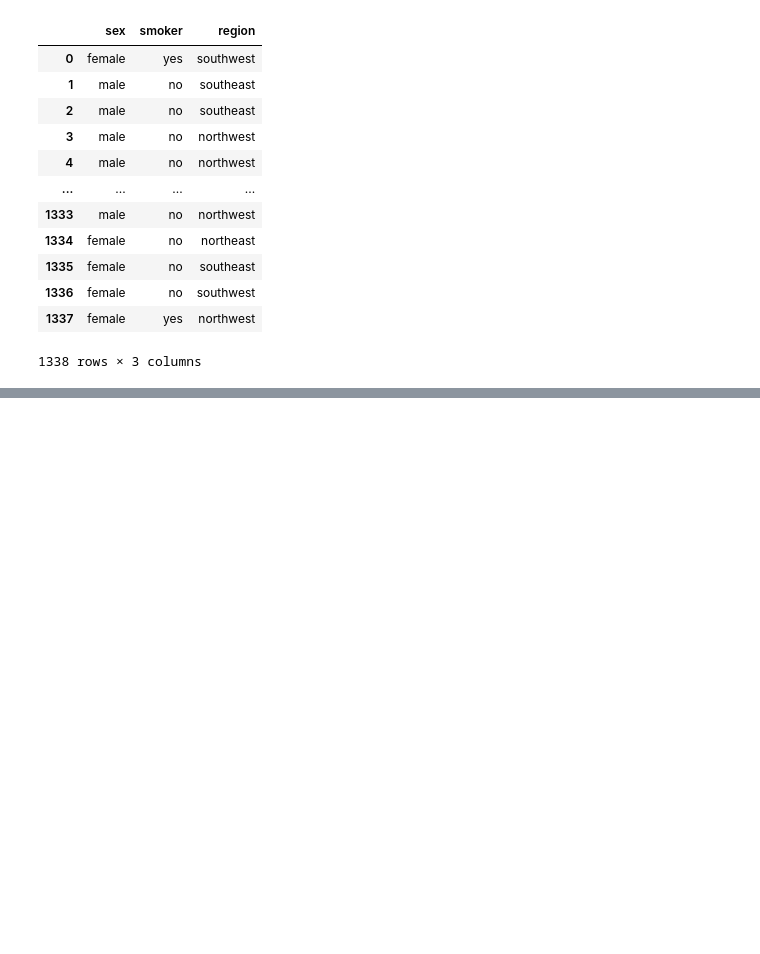
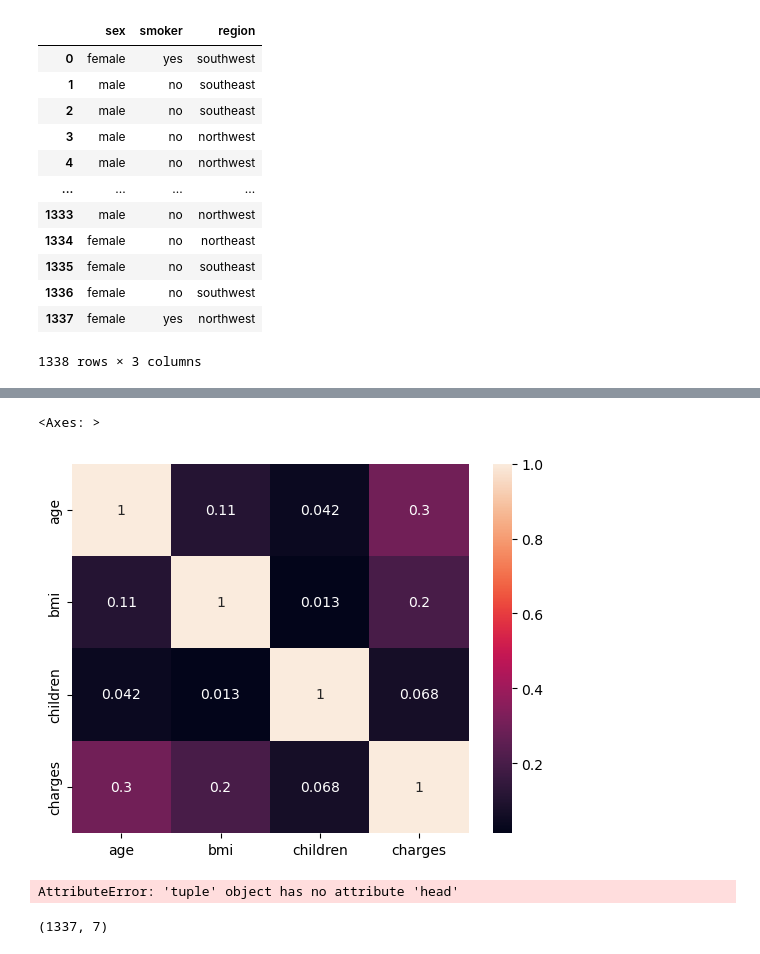
Before and after one commit to PatilPunit/data_Science, a Jupyter notebook: ML/Untitled.ipynb, the cells around one changed output, grey strips where cells are left out. Saved outputs shown, nothing was run; the diff lists cells and outputs as text; code cells hidden in the pictures; blank space fills up the shorter version.

```diff
--- a/ML/Untitled.ipynb
+++ b/ML/Untitled.ipynb
@@ -107,0 +118,17 @@ AttributeError: module 'seaborn' has no attribute 'countlplot'
+# %%
+sea.heatmap(data=df.corr(numeric_only=True),annot=True)
+# %% [output]
+<Axes: >
+[figure, added]
+# %%
+#data cleaning and preprocessing
+
+df_clean=df
+df_clean.head()
+# %% [output]
+AttributeError: 'tuple' object has no attribute 'head'
+# %%
+df_clean.drop_duplicates(inplace=True)
+df_clean.shape
+# %% [output]
+(1337, 7)
```
Also changed, not shown: parts of 4 cells of this notebook.
